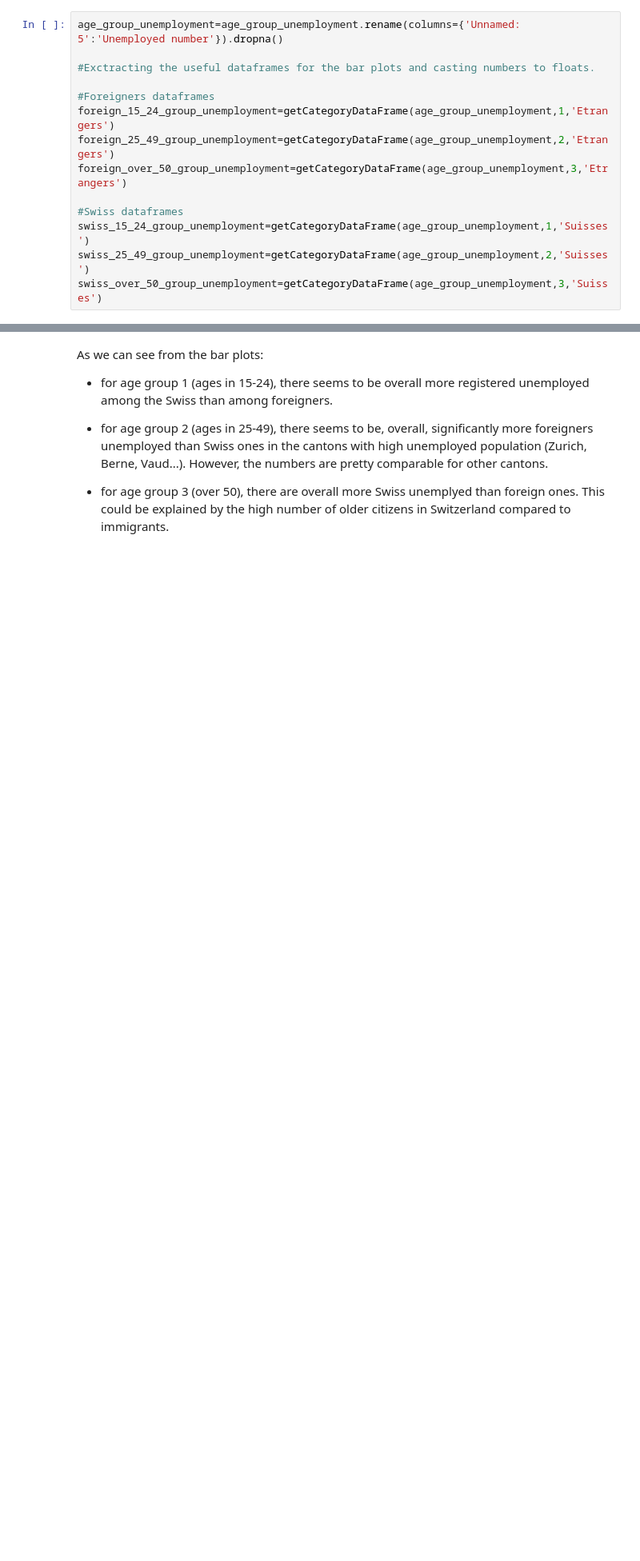
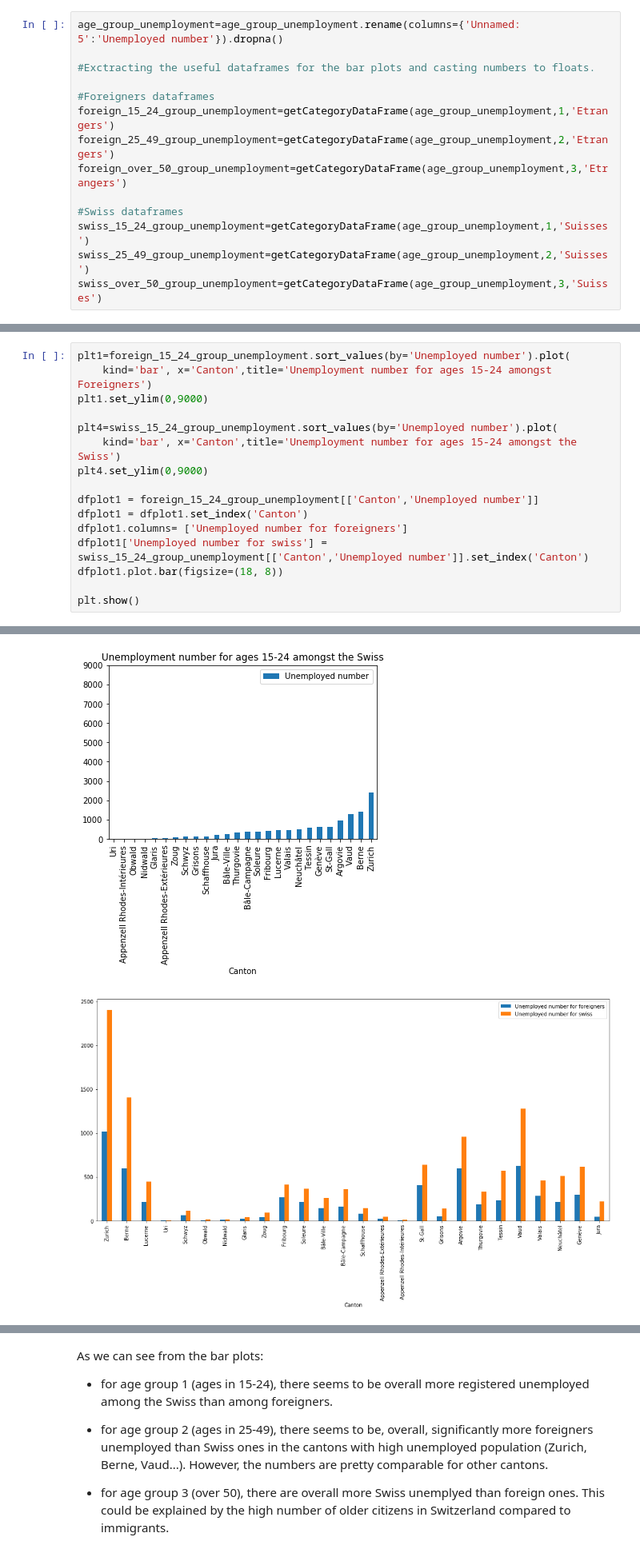
Before and after one commit to Firas11993/ada2017, a Jupyter notebook: Homeworks/03 - Interactive Viz/Homework3.ipynb, the cells around one changed output, grey strips where cells are left out. Shown at 80% size. Drawn from its saved outputs; the diff is of its cells as text; blank space fills up the shorter version.

Commit message:
new plots

```diff
--- a/Homeworks/03 - Interactive Viz/Homework3.ipynb
+++ b/Homeworks/03 - Interactive Viz/Homework3.ipynb
@@ -240,0 +216,17 @@ swiss_over_50_group_unemployment=getCategoryDataFrame(age_group_unemployment,3,'
+# %%
+plt1=foreign_15_24_group_unemployment.sort_values(by='Unemployed number').plot(
+    kind='bar', x='Canton',title='Unemployment number for ages 15-24 amongst Foreigners')
+plt1.set_ylim(0,9000)
+
+plt4=swiss_15_24_group_unemployment.sort_values(by='Unemployed number').plot(
+    kind='bar', x='Canton',title='Unemployment number for ages 15-24 amongst the Swiss')
+plt4.set_ylim(0,9000)
+
+dfplot1 = foreign_15_24_group_unemployment[['Canton','Unemployed number']]
+dfplot1 = dfplot1.set_index('Canton')
+dfplot1.columns= ['Unemployed number for foreigners']
+dfplot1['Unemployed number for swiss'] = swiss_15_24_group_unemployment[['Canton','Unemployed number']].set_index('Canton')
+dfplot1.plot.bar(figsize=(18, 8))
+
+plt.show()
+# %% [output]
@@ -241 +234,3 @@ swiss_over_50_group_unemployment=getCategoryDataFrame(age_group_unemployment,3,'
+[figure, added]
+[figure, added]
 # %% [markdown]
```
Also changed, not shown: parts of 15 cells of this notebook, 3 other files.
